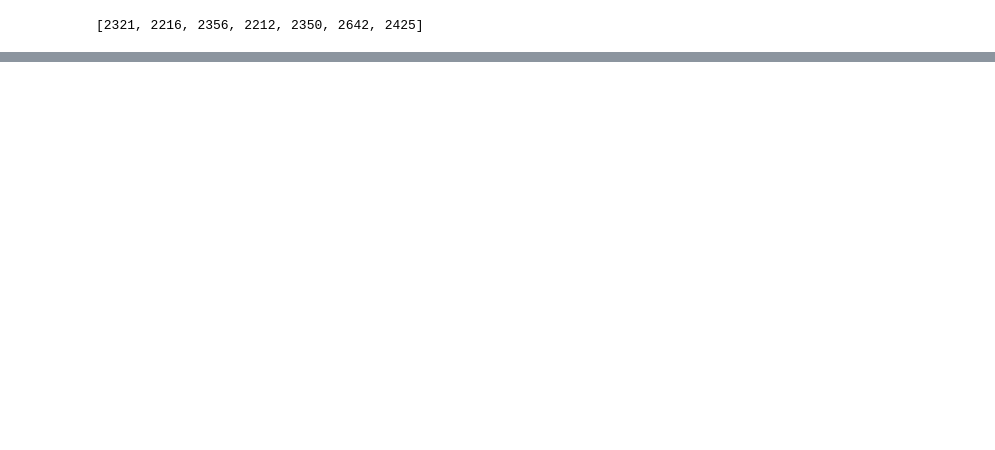
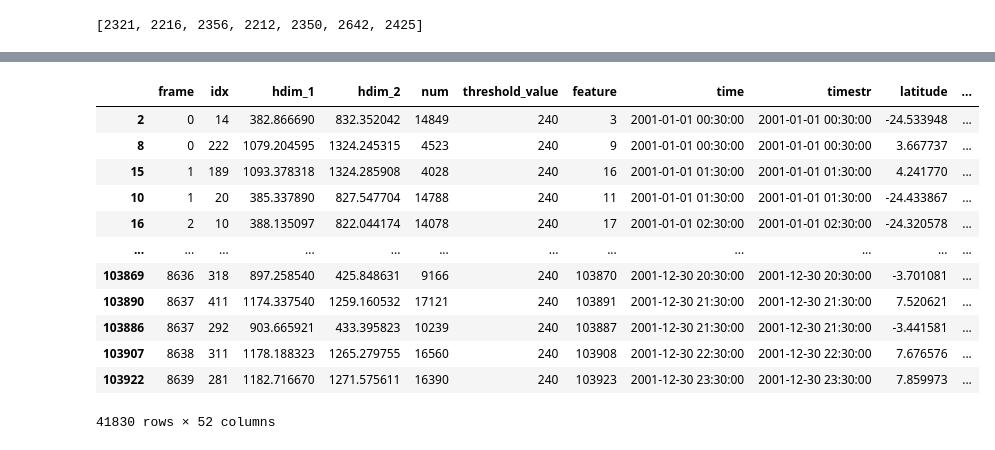
Before and after one commit to harrietgilmour/analysis, a Jupyter notebook: interannual_variability.ipynb, the cells around one changed output, grey strips where cells are left out. Cells and saved outputs as stored; diff of their text form; code cells hidden in the pictures; blank space fills up the shorter version.

```diff
--- a/interannual_variability.ipynb
+++ b/interannual_variability.ipynb
@@ -56,6 +63,19 @@ yr_2004_obs = pd.read_hdf('/project/cssp_brazil/mcs_tracking_HG/OBS_TRACKS/final
 yr_2005_obs = pd.read_hdf('/project/cssp_brazil/mcs_tracking_HG/OBS_TRACKS/final_tracks_obs/merged/2005/CCPF_2005.hdf', 'table')
 yr_2006_obs = pd.read_hdf('/project/cssp_brazil/mcs_tracking_HG/OBS_TRACKS/final_tracks_obs/merged/2006/CCPF_2006.hdf', 'table')
 yr_2007_obs = pd.read_hdf('/project/cssp_brazil/mcs_tracking_HG/OBS_TRACKS/final_tracks_obs/merged/2007/CCPF_2007.hdf', 'table')
+# %%
+## CPM-PD tracks ##
+
+yr_1998_pd = pd.read_hdf('/project/cssp_brazil/mcs_tracking_HG/CPM_PD_TRACKS/final_tracks/merged/1998/CCPF_1998.hdf', 'table')
+yr_1999_pd = pd.read_hdf('/project/cssp_brazil/mcs_tracking_HG/CPM_PD_TRACKS/final_tracks/merged/1999/CCPF_1999.hdf', 'table')
+yr_2000_pd = pd.read_hdf('/project/cssp_brazil/mcs_tracking_HG/CPM_PD_TRACKS/final_tracks/merged/2000/CCPF_2000.hdf', 'table')
+yr_2001_pd = pd.read_hdf('/project/cssp_brazil/mcs_tracking_HG/CPM_PD_TRACKS/final_tracks/merged/2001/CCPF_2001.hdf', 'table')
+yr_2002_pd = pd.read_hdf('/project/cssp_brazil/mcs_tracking_HG/CPM_PD_TRACKS/final_tracks/merged/2002/CCPF_2002.hdf', 'table')
+yr_2003_pd = pd.read_hdf('/project/cssp_brazil/mcs_tracking_HG/CPM_PD_TRACKS/final_tracks/merged/2003/CCPF_2003.hdf', 'table')
+yr_2004_pd = pd.read_hdf('/project/cssp_brazil/mcs_tracking_HG/CPM_PD_TRACKS/final_tracks/merged/2004/CCPF_2004.hdf', 'table')
+yr_2005_pd = pd.read_hdf('/project/cssp_brazil/mcs_tracking_HG/CPM_PD_TRACKS/final_tracks/merged/2005/CCPF_2005.hdf', 'table')
+yr_2006_pd = pd.read_hdf('/project/cssp_brazil/mcs_tracking_HG/CPM_PD_TRACKS/final_tracks/merged/2006/CCPF_2006.hdf', 'table')
+yr_2007_pd = pd.read_hdf('/project/cssp_brazil/mcs_tracking_HG/CPM_PD_TRACKS/final_tracks/merged/2007/CCPF_2007.hdf', 'table')
 # %%
 ## Finding the number of MCSs in each year in CPM and obs
 
@@ -82,0 +163,18 @@ unique_cells_obs
+# %%
+pd.set_option("display.max_columns", 50)
+# %%
+yr_2001_pd.sort_values(by='timestr', ascending=True)
+# %% [output]
+|  | frame | idx | hdim_1 | hdim_2 | num | threshold_value | feature | time | timestr | latitude | ... |
+| 2 | 0 | 14 | 382.866690 | 832.352042 | 14849 | 240 | 3 | 2001-01-01 00:30:00 | 2001-01-01 00:30:00 | -24.533948 | ... |
+| 8 | 0 | 222 | 1079.204595 | 1324.245315 | 4523 | 240 | 9 | 2001-01-01 00:30:00 | 2001-01-01 00:30:00 | 3.667737 | ... |
+| 15 | 1 | 189 | 1093.378318 | 1324.285908 | 4028 | 240 | 16 | 2001-01-01 01:30:00 | 2001-01-01 01:30:00 | 4.241770 | ... |
+| 10 | 1 | 20 | 385.337890 | 827.547704 | 14788 | 240 | 11 | 2001-01-01 01:30:00 | 2001-01-01 01:30:00 | -24.433867 | ... |
+| 16 | 2 | 10 | 388.135097 | 822.044174 | 14078 | 240 | 17 | 2001-01-01 02:30:00 | 2001-01-01 02:30:00 | -24.320578 | ... |
+| ... | ... | ... | ... | ... | ... | ... | ... | ... | ... | ... | ... |
+| 103869 | 8636 | 318 | 897.258540 | 425.848631 | 9166 | 240 | 103870 | 2001-12-30 20:30:00 | 2001-12-30 20:30:00 | -3.701081 | ... |
+| 103890 | 8637 | 411 | 1174.337540 | 1259.160532 | 17121 | 240 | 103891 | 2001-12-30 21:30:00 | 2001-12-30 21:30:00 | 7.520621 | ... |
+| 103886 | 8637 | 292 | 903.665921 | 433.395823 | 10239 | 240 | 103887 | 2001-12-30 21:30:00 | 2001-12-30 21:30:00 | -3.441581 | ... |
+| 103907 | 8638 | 311 | 1178.188323 | 1265.279755 | 16560 | 240 | 103908 | 2001-12-30 22:30:00 | 2001-12-30 22:30:00 | 7.676576 | ... |
+| 103922 | 8639 | 281 | 1182.716670 | 1271.575611 | 16390 | 240 | 103923 | 2001-12-30 23:30:00 | 2001-12-30 23:30:00 | 7.859973 | ... |
+41830 rows × 52 columns
```
Also changed, not shown: parts of 8 cells of this notebook.
